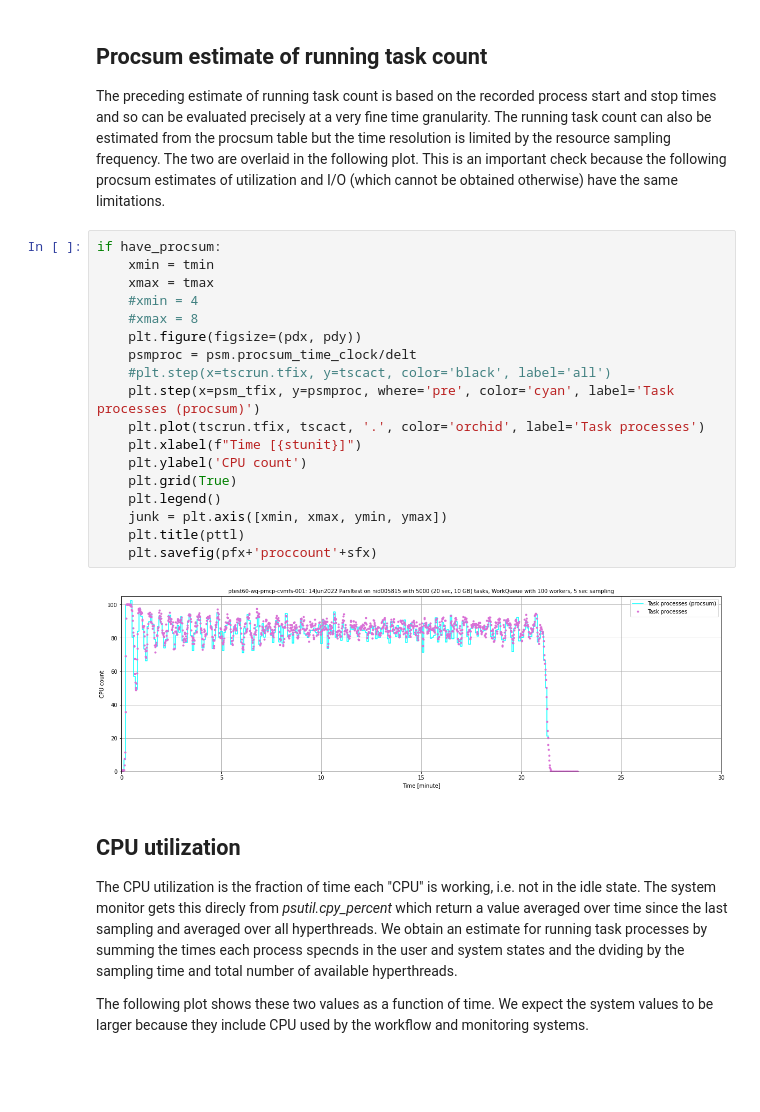
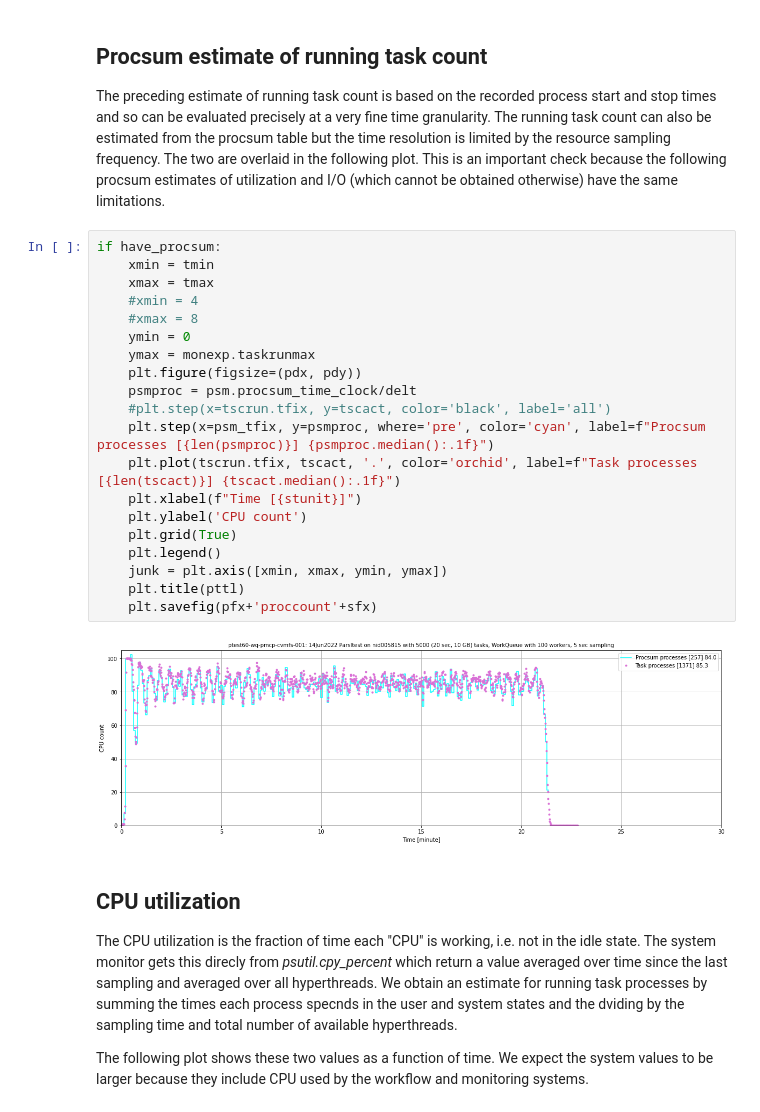
Before and after one commit to LSSTDESC/desc-wfmon, a Jupyter notebook: ipynb/monexp.ipynb, the cells around one changed output. Drawn from its saved outputs; the diff is of its cells as text; blank space fills up the shorter version.

Commit message:
Make monexp nb prettier. 0.11.6

```diff
--- a/ipynb/monexp.ipynb
+++ b/ipynb/monexp.ipynb
@@ -510,23 +513,25 @@ This is an important check because the following procsum estimates of utilizatio
 # %%
 if have_procsum:
     xmin = tmin
     xmax = tmax
     #xmin = 4
     #xmax = 8
+    ymin = 0
+    ymax = monexp.taskrunmax
     plt.figure(figsize=(pdx, pdy))
     psmproc = psm.procsum_time_clock/delt
     #plt.step(x=tscrun.tfix, y=tscact, color='black', label='all')
-    plt.step(x=psm_tfix, y=psmproc, where='pre', color='cyan', label='Task processes (procsum)')
-    plt.plot(tscrun.tfix, tscact, '.', color='orchid', label='Task processes')
+    plt.step(x=psm_tfix, y=psmproc, where='pre', color='cyan', label=f"Procsum processes [{len(psmproc)}] {psmproc.median():.1f}")
+    plt.plot(tscrun.tfix, tscact, '.', color='orchid', label=f"Task processes [{len(tscact)}] {tscact.median():.1f}")
     plt.xlabel(f"Time [{stunit}]")
     plt.ylabel('CPU count')
     plt.grid(True)
     plt.legend()
     junk = plt.axis([xmin, xmax, ymin, ymax])
     plt.title(pttl)
     plt.savefig(pfx+'proccount'+sfx)
 # %% [output]
-[figure, old version]
+[figure, new version]
 # %% [markdown]
 ## CPU utilization
 
```
Also changed, not shown: parts of 8 cells of this notebook, 1 other file.
